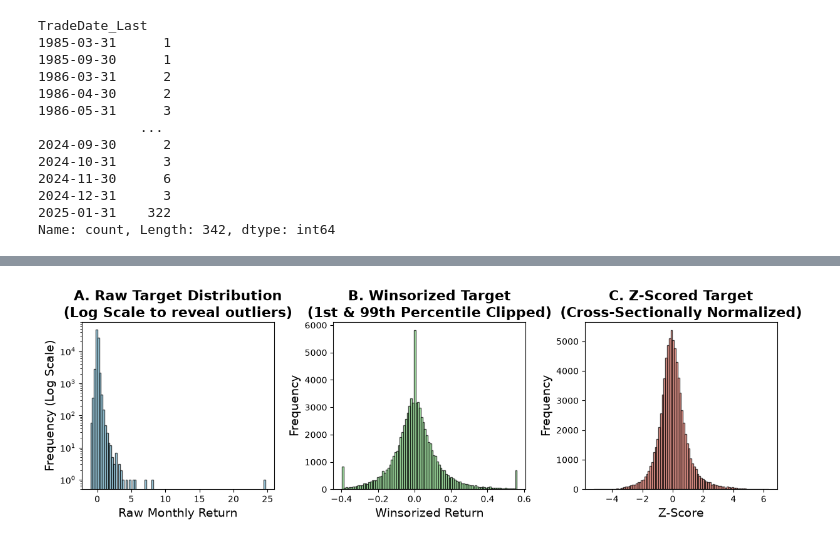
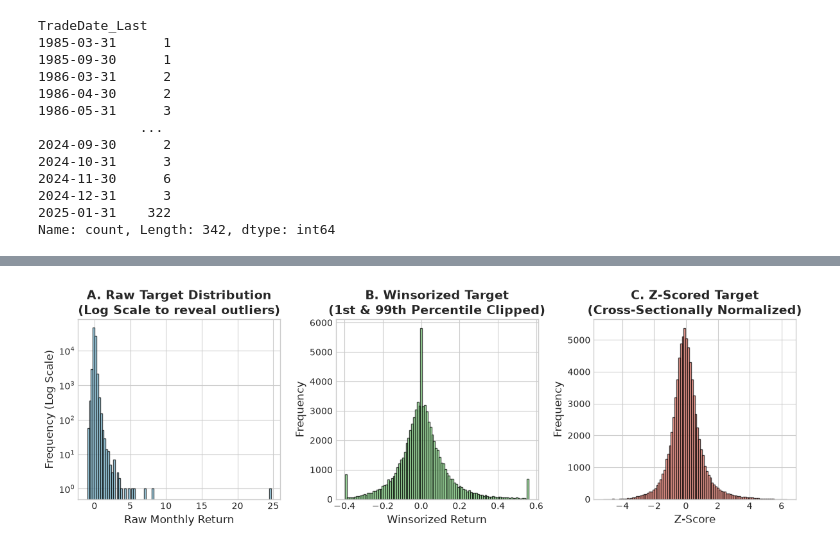
Before and after one commit to DonKubini/Man-vs.-Machine-on-the-Oslo-B-rs, a Jupyter notebook: Python files/Data Cleaning.ipynb, the cells around one changed output, grey strips where cells are left out. Drawn from its saved outputs; the diff is of its cells as text; code cells hidden in the pictures.

```diff
--- a/Python files/Data Cleaning.ipynb
+++ b/Python files/Data Cleaning.ipynb
@@ -3,8 +13,11 @@
 # %%
 import pandas as pd
 import numpy as np
+import matplotlib.pyplot as plt
+import warnings
 from scipy.stats.mstats import winsorize
-import warnings
-import matplotlib.pyplot as plt
+
 warnings.filterwarnings('ignore')
+
+plt.style.use('seaborn-v0_8-whitegrid')
 # %% [markdown]
@@ -468,36 +355,27 @@ academic_table.round(4).to_csv('../Data/Table_1_Summary_Stats_Fixed.csv')
 # %%
-# Ensure we drop NaNs for plotting so matplotlib doesn't complain
 plot_df = investable_universe.dropna(subset=['Target_raw', 'Target', 'Target_z'])
 
-# Create a figure with 3 subplots side-by-side
 fig, axes = plt.subplots(1, 3, figsize=(12, 4))
 
-# --- Plot 1: Raw Target (With Log Scale Y-Axis to see outliers) ---
 axes[0].hist(plot_df['Target_raw'], bins=100, color='skyblue', edgecolor='black', alpha=0.7)
-axes[0].set_title('A. Raw Target Distribution\n(Log Scale to reveal outliers)', fontsize=16, fontweight='bold')
-axes[0].set_xlabel('Raw Monthly Return', fontsize=14)
-axes[0].set_ylabel('Frequency (Log Scale)', fontsize=14)
+axes[0].set_title('A. Raw Target Distribution\n(Log Scale to reveal outliers)', fontsize=14, fontweight='bold')
+axes[0].set_xlabel('Raw Monthly Return', fontsize=12)
+axes[0].set_ylabel('Frequency (Log Scale)', fontsize=12)
 axes[0].set_yscale('log')
-axes[0].set_ylim(bottom=0.5) # Sets the floor at 0.5 so bars with a frequency of exactly 1 are visible
+axes[0].set_ylim(bottom=0.5)
 
-# --- Plot 2: Winsorized Target ---
 axes[1].hist(plot_df['Target'], bins=100, color='lightgreen', edgecolor='black', alpha=0.7)
-axes[1].set_title('B. Winsorized Target\n(1st & 99th Percentile Clipped)', fontsize=16, fontweight='bold')
-axes[1].set_xlabel('Winsorized Return', fontsize=14)
-axes[1].set_ylabel('Frequency', fontsize=14)
+axes[1].set_title('B. Winsorized Target\n(1st & 99th Percentile Clipped)', fontsize=14, fontweight='bold')
+axes[1].set_xlabel('Winsorized Return', fontsize=12)
+axes[1].set_ylabel('Frequency', fontsize=12)
 
-# --- Plot 3: Z-Scored Winsorized Target ---
 axes[2].hist(plot_df['Target_z'], bins=100, color='salmon', edgecolor='black', alpha=0.7)
-axes[2].set_title('C. Z-Scored Target\n(Cross-Sectionally Normalized)', fontsize=16, fontweight='bold')
-axes[2].set_xlabel('Z-Score', fontsize=14)
-axes[2].set_ylabel('Frequency', fontsize=14)
+axes[2].set_title('C. Z-Scored Target\n(Cross-Sectionally Normalized)', fontsize=14, fontweight='bold')
+axes[2].set_xlabel('Z-Score', fontsize=12)
+axes[2].set_ylabel('Frequency', fontsize=12)
 
-# Adjust layout so titles and labels don't overlap
 plt.tight_layout()
-
-# Save the figure directly to your data folder for your thesis document
 plt.savefig('../Data/target_transformation_log_hist.png', dpi=300, bbox_inches='tight')
-
 plt.show()
 # %% [output]
-[figure, old version]
+[figure, new version]
```
Also changed, not shown: parts of 28 cells of this notebook, 4 other files.
